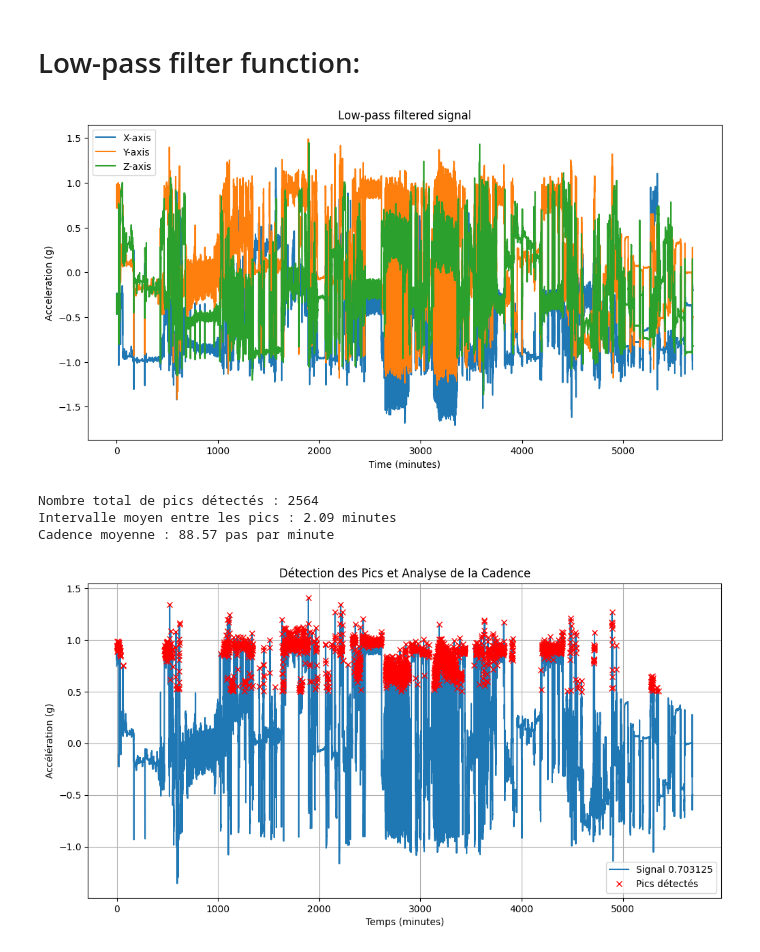
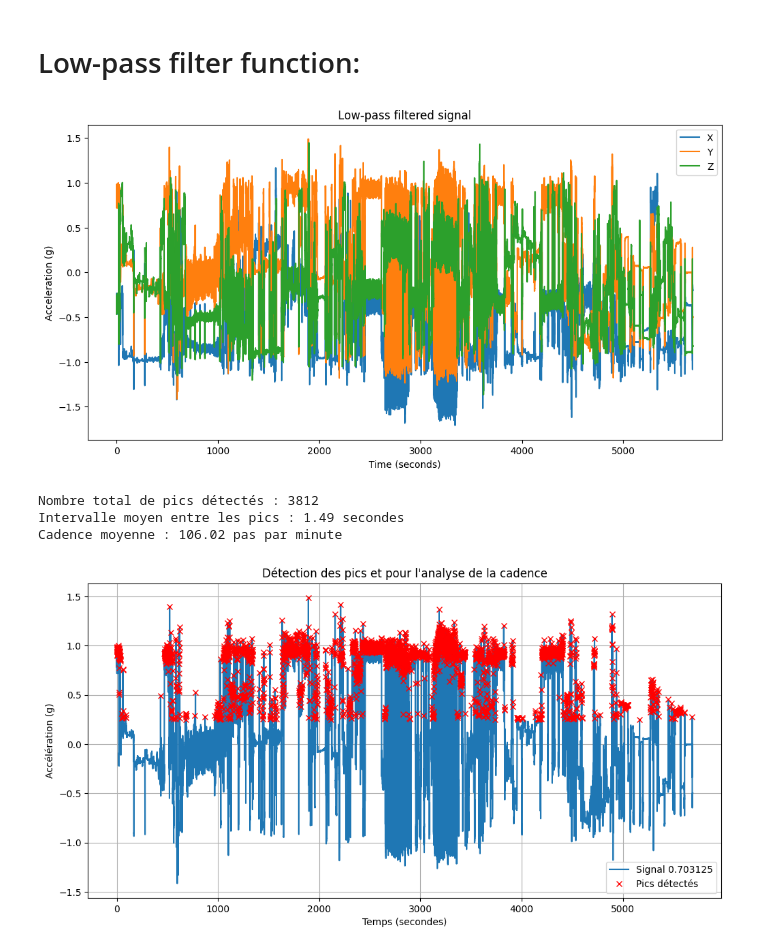
Before and after one commit to leyah-sa/AX3-Project, a Jupyter notebook: notebooks/Smoker/Visualisation.ipynb, the cells around one changed output. Saved outputs shown, nothing was run; the diff lists cells and outputs as text; code cells hidden in the pictures.

```diff
--- a/notebooks/Smoker/Visualisation.ipynb
+++ b/notebooks/Smoker/Visualisation.ipynb
@@ -12,7 +12,6 @@ signal_columns = data.columns[1:]   # All remaining columns are sensor data
 # Convert the timestamp column to datetime
 data[timestamp_column] = pd.to_datetime(data[timestamp_column], errors='coerce')  # Handle invalid dates
 # %%
-
 
 # Calculate the sampling interval (in seconds)
 sampling_interval = (
@@ -21,7 +20,7 @@ sampling_interval = (
 ).total_seconds()
 
 # Create a relative time axis (in minutes)
-data['relative_time_minutes'] = data.index * sampling_interval
+data['relative_time_seconds'] = data.index * sampling_interval
 
 # Define axis labels for clarity
 axis_labels = ['X-axis', 'Y-axis', 'Z-axis']
@@ -30,10 +29,10 @@ colors = {'X': 'blue', 'Y': 'red', 'Z': 'green'}  # Define colors for each signa
 # Plot the signal with corrected legends
 plt.figure(figsize=(12, 6))
 for signal, axis_label, color in zip(signal_columns, axis_labels, colors.values()):
-    plt.plot(data['relative_time_minutes'], data[signal], label=axis_label, color=color)
+    plt.plot(data['relative_time_seconds'], data[signal], label=axis_label, color=color)
 
-plt.title("raw signal representation over time (minutes)")
-plt.xlabel("Time (minutes)")
+plt.title("raw signal representation over time (seconds)")
+plt.xlabel("Time (seconds)")
 plt.ylabel("Acceleration (g)")
 plt.legend()
 plt.show()
@@ -66,7 +65,7 @@ def lowpass_filter(data, cutoff, fs, order=4):
 # Define sampling frequency (fs) and cutoff frequency
 fs = 1 / (sampling_interval)  # Sampling frequency in Hz (based on time in minutes)
 cutoff = 2  # Low-pass filter cutoff frequency in Hz
-axis_labels = ['X-axis', 'Y-axis', 'Z-axis']  # Correctly labeled for legend
+axis_labels = ['X', 'Y', 'Z']  # Correctly labeled for legend
 
 # Apply the filter directly to the original filtered_data DataFrame
 for signal in signal_columns:
@@ -75,15 +74,15 @@ for signal in signal_columns:
 # Plot the low-pass filtered signals directly from filtered_data
 plt.figure(figsize=(12, 6))
 for signal, axis_label in zip(signal_columns, axis_labels):  # Use axis_labels for legend
-    plt.plot(data['relative_time_minutes'], data[signal], label=axis_label)
+    plt.plot(data['relative_time_seconds'], data[signal], label=axis_label)
 
 plt.title("Low-pass filtered signal")
-plt.xlabel("Time (minutes)")
+plt.xlabel("Time (seconds)")
 plt.ylabel("Acceleration (g)")
 plt.legend()
 plt.show()
 # %% [output]
-[figure, old version]
+[figure, new version]
 # %%
 from scipy.signal import find_peaks
 import matplotlib.pyplot as plt
@@ -92,40 +91,40 @@ import matplotlib.pyplot as plt
 signal_columns = data.columns[1:-1]  # Exclure le timestamp et le temps relatif
 variances = data[signal_columns].var()
 selected_axis = variances.idxmax()
 
 # Détecter les pics dans le signal filtré
 # Les paramètres 'height' et 'distance' peuvent nécessiter des ajustements en fonction des données
-peaks, _ = find_peaks(data[selected_axis], height=0.5, distance=fs*0.1)  # Par exemple, pics à au moins 0.5g et espacés de 0.5 seconde
+peaks, _ = find_peaks(data[selected_axis], height=0.25, distance=fs*0.1)  # Par exemple, pics à au moins 0.5g et espacés de 0.5 seconde
 
 # Calculer les temps associés aux pics détectés
-peak_times = data['relative_time_minutes'].iloc[peaks]
+peak_times = data['relative_time_seconds'].iloc[peaks]
 
 # Calculer les intervalles entre les pics (en minutes)
 intervals = peak_times.diff().dropna()
 
 # Calculer la cadence (pas par seconde)
 cadence_per_second = 1 / intervals
 
 # Convertir la cadence en pas par minute
 cadence_per_minute = cadence_per_second * 60
 
 # Afficher les statistiques
 print(f"Nombre total de pics détectés : {len(peaks)}")
-print(f"Intervalle moyen entre les pics : {intervals.mean():.2f} minutes")
+print(f"Intervalle moyen entre les pics : {intervals.mean():.2f} secondes")
 print(f"Cadence moyenne : {cadence_per_minute.mean():.2f} pas par minute")
 
 # Visualiser le signal et les pics détectés
 plt.figure(figsize=(12, 6))
-plt.plot(data['relative_time_minutes'], data[selected_axis], label=f"Signal {selected_axis}")
+plt.plot(data['relative_time_seconds'], data[selected_axis], label=f"Signal {selected_axis}")
 plt.plot(peak_times, data[selected_axis].iloc[peaks], "x", label="Pics détectés", color='red')
-plt.title("Détection des Pics et Analyse de la Cadence")
-plt.xlabel("Temps (minutes)")
+plt.title("Détection des pics et pour l'analyse de la cadence")
+plt.xlabel("Temps (secondes)")
 plt.ylabel("Accélération (g)")
 plt.legend()
 plt.grid(True)
 plt.show()
 # %% [output]
-Nombre total de pics détectés : 2564
-Intervalle moyen entre les pics : 2.09 minutes
-Cadence moyenne : 88.57 pas par minute
+Nombre total de pics détectés : 3812
+Intervalle moyen entre les pics : 1.49 secondes
+Cadence moyenne : 106.02 pas par minute
-[figure, old version]
+[figure, new version]
```
Also changed, not shown: 2 other files.
